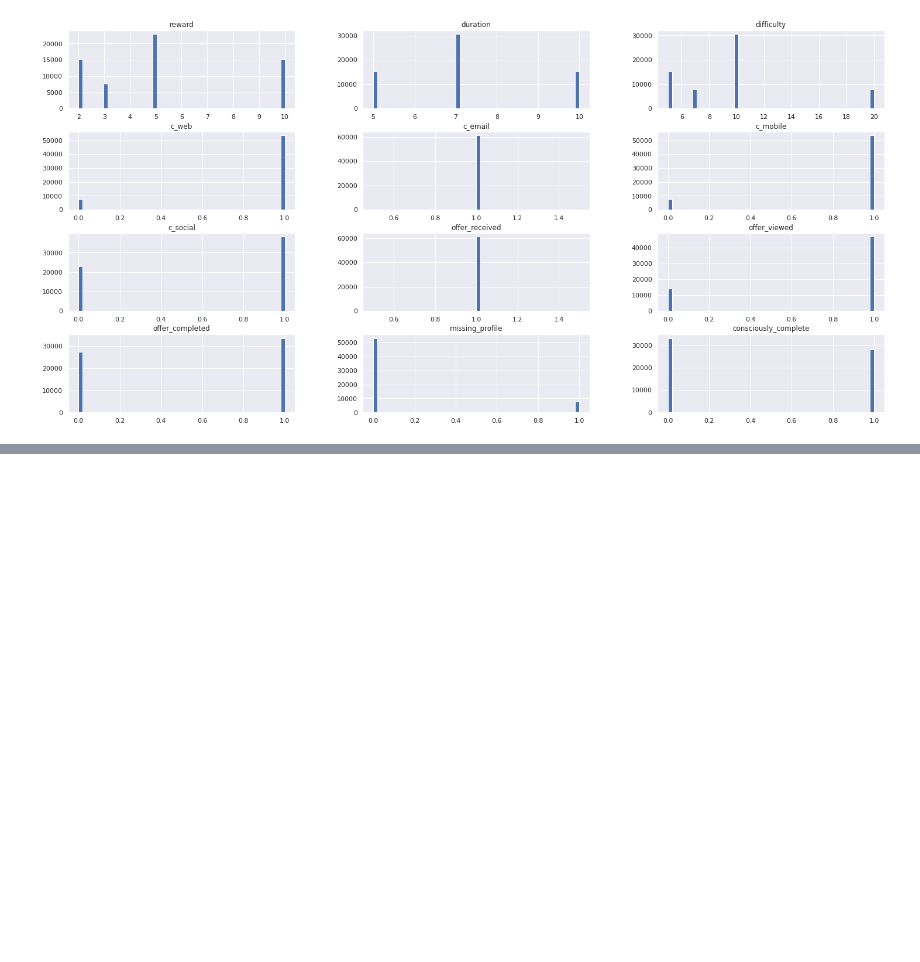
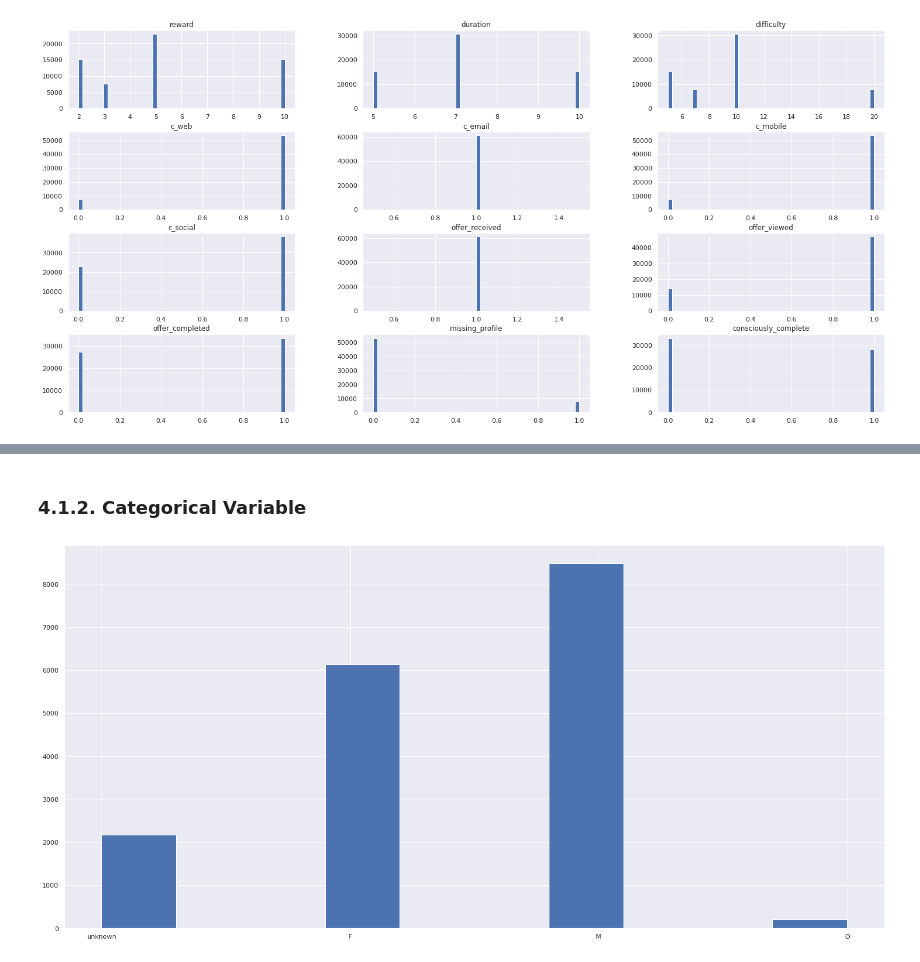
Before and after one commit to tadeucbm/Starbucks-Capstone, a Jupyter notebook: offer_predict.ipynb, the cells around one changed output, grey strips where cells are left out. Saved outputs shown, nothing was run; the diff lists cells and outputs as text; code cells hidden in the pictures; blank space fills up the shorter version.

```diff
--- a/offer_predict.ipynb
+++ b/offer_predict.ipynb
@@ -367,3 +367,9 @@ df4.drop(['age', 'income', 'became_member_on'], axis=1).describe()
 | 50% | 5.000000 | 7.000000 | 10.000000 | 1.000000 | 1.0 | 1.000000 | 1.000000 | 1.0 | 1.000000 | ... |
 | 75% | 5.000000 | 10.000000 | 10.000000 | 1.000000 | 1.0 | 1.000000 | 1.000000 | 1.0 | 1.000000 | ... |
 | max | 10.000000 | 10.000000 | 20.000000 | 1.000000 | 1.0 | 1.000000 | 1.000000 | 1.0 | 1.000000 | ... |
+# %% [markdown]
+### 4.1.2. Categorical Variable
+# %%
+df_profile['gender'].hist();
+# %% [output]
+[figure, added]
```
Also changed, not shown: parts of 2 cells of this notebook.
